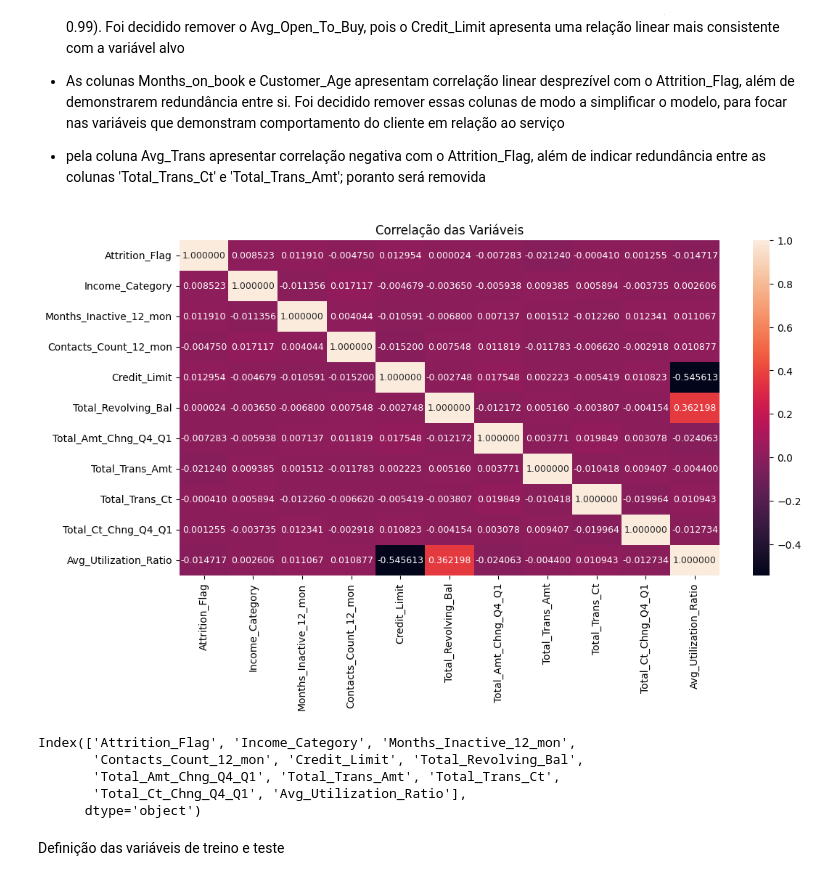
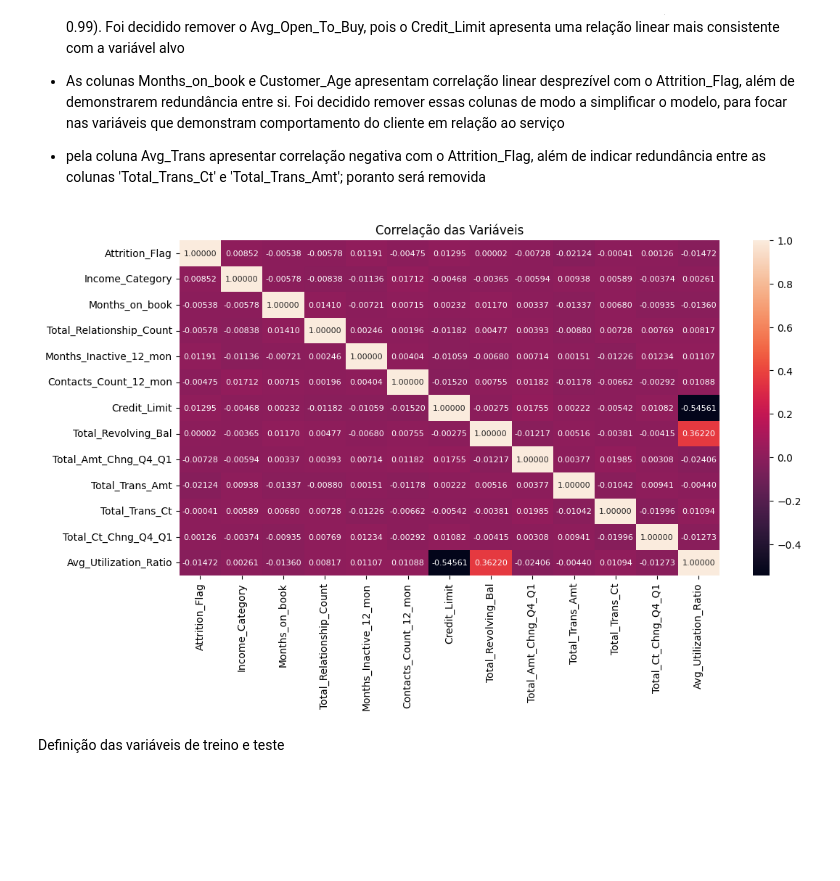
Before and after one commit to rpf991/Previsao_Churning_Clientes_Credito, a Jupyter notebook: notebooks/data_analysis.ipynb, the cells around one changed output. Drawn from its saved outputs; the diff is of its cells as text; code cells hidden in the pictures; blank space fills up the shorter version.

```diff
--- a/notebooks/data_analysis.ipynb
+++ b/notebooks/data_analysis.ipynb
@@ -343,39 +284,28 @@ além de indicar redundância entre as colunas 'Total_Trans_Ct' e 'Total_Trans_A
 # %%
 df_credit_clean = df_base_credit.drop(columns=[
                                           'Gender', 'CLIENTNUM', 'Marital_Status',
                                           'Card_Category', 'Education_Level',
 
-                                          'Avg_Open_To_Buy', 'Months_on_book', 'Customer_Age',
+                                          'Avg_Open_To_Buy', 'Customer_Age',  'Dependent_count', 'Avg_Trans',
 
                                           'Is_Male', 'Is_Female',
                                           'Is_Uneducated', 'Education_HighSchool',
                                           'Education_College', 'Education_Graduate',
                                           'Education_Post_Graduate', 'Education_Doctorate',
 
                                           'Status_Divorced', 'Status_Single', 'Status_Married',
 
-                                          'Is_Blue_Card', 'Is_Silver_Card', 'Is_Gold_Card', 'Is_Platinum_Card',
-
-                                          'Total_Relationship_Count', 'Dependent_count', 'Avg_Trans'
-
+                                          'Is_Blue_Card', 'Is_Silver_Card', 'Is_Gold_Card', 'Is_Platinum_Card'
                                         ])
 
 plt.figure(figsize=(12, 6))
 
 sns.heatmap(data=df_credit_clean.corr(),
-            annot=True, fmt=".6f", annot_kws={"size": 9})
+            annot=True, fmt=".5f", annot_kws={"size": 8})
 plt.title("Correlação das Variáveis")
 plt.show()
 # %% [output]
-[figure, old version]
+[figure, new version]
-# %%
-df_credit_clean.columns
-# %% [output]
-Index(['Attrition_Flag', 'Income_Category', 'Months_Inactive_12_mon',
-       'Contacts_Count_12_mon', 'Credit_Limit', 'Total_Revolving_Bal',
-       'Total_Amt_Chng_Q4_Q1', 'Total_Trans_Amt', 'Total_Trans_Ct',
-       'Total_Ct_Chng_Q4_Q1', 'Avg_Utilization_Ratio'],
-      dtype='object')
 # %% [markdown]
 Definição das variáveis de treino e teste
 # %%
```
Also changed, not shown: parts of 26 cells of this notebook, 1 other file.
